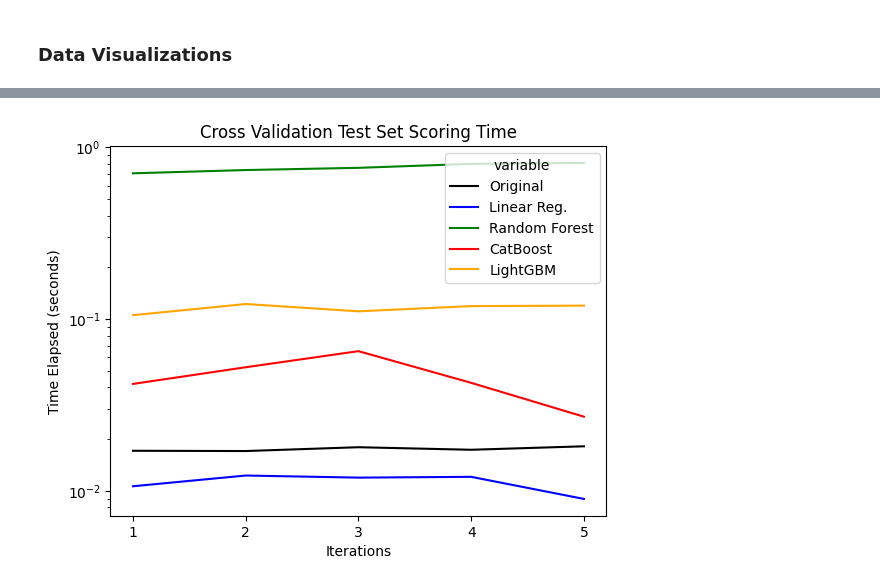
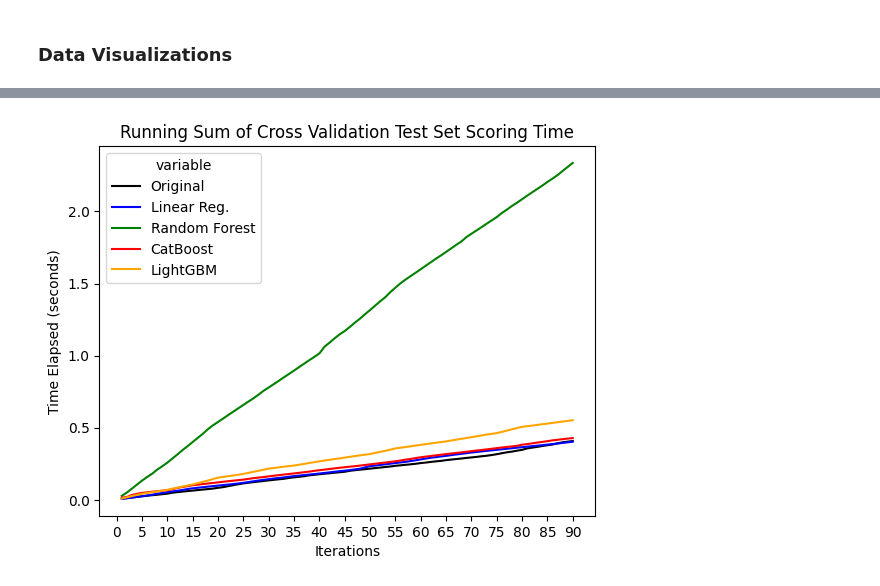
Before and after one commit to Tankstar03/WeatherForecaster, a Jupyter notebook: 06_documentation.ipynb, the cells around one changed output, grey strips where cells are left out. Drawn from its saved outputs; the diff is of its cells as text; code cells hidden in the pictures.

```diff
--- a/06_documentation.ipynb
+++ b/06_documentation.ipynb
@@ -319,6 +612,6 @@ light_r2
 # %%
 # Plot 1: Cross validation accuracies
 # %%
-iterations = np.linspace(1, 5, num=5, dtype=int)
+iterations = np.linspace(1, 90, num=90, dtype=int)
 iterations
 # %% [output]
@@ -463,0 +852,31 @@ plt.show()
+# %%
+dt_times_score_rs = []
+lr_times_score_rs = []
+rf_times_score_rs = []
+cat_times_score_rs = []
+light_times_score_rs = []
+dt_rt = 0
+lr_rt = 0
+rf_rt = 0
+cat_rt = 0
+light_rt = 0
+# %%
+for i in range(90):
+    dt_rt += dt_times_score[i]
+    lr_rt += lr_times_score[i]
+    rf_rt += rf_times_score[i]
+    cat_rt += cat_times_score[i]
+    light_rt += light_times_score[i]
+    dt_times_score_rs.append(dt_rt)
+    lr_times_score_rs.append(lr_rt)
+    rf_times_score_rs.append(rf_rt)
+    cat_times_score_rs.append(cat_rt)
+    light_times_score_rs.append(light_rt)
+# %%
+df_5b = pd.DataFrame({"iterations": iterations,
+                    "Original": dt_times_score_rs,
+                  "Linear Reg.": lr_times_score_rs,
+                  "Random Forest": rf_times_score_rs,
+                  "CatBoost": cat_times_score_rs,
+                  "LightGBM": light_times_score_rs})
+df_5b
@@ -464,14 +897,12 @@ plt.show()
 # %%
-g4 = sns.lineplot(x='iterations', y='value', hue='variable',
-             data=pd.melt(df_4, ["iterations"]),
+g6 = sns.lineplot(x='iterations', y='value', hue='variable',
+             data=pd.melt(df_5b, ["iterations"]),
             palette=['black', 'blue', 'green', 'red', 'orange'])
 
-plt.xticks(ticks=np.arange(1, 6, 1))
-g4.set(yscale='log')
-plt.title("Cross Validation Test Set Scoring Time")
-sns.move_legend(g4, "upper right")
+plt.xticks(ticks=np.arange(0, 91, 5))
+plt.title("Running Sum of Cross Validation Test Set Scoring Time")
 plt.xlabel("Iterations")
 plt.ylabel("Time Elapsed (seconds)")
 plt.show()
 # %% [output]
-[figure, old version]
+[figure, new version]
```
Also changed, not shown: parts of 89 cells of this notebook, 5 other files.
